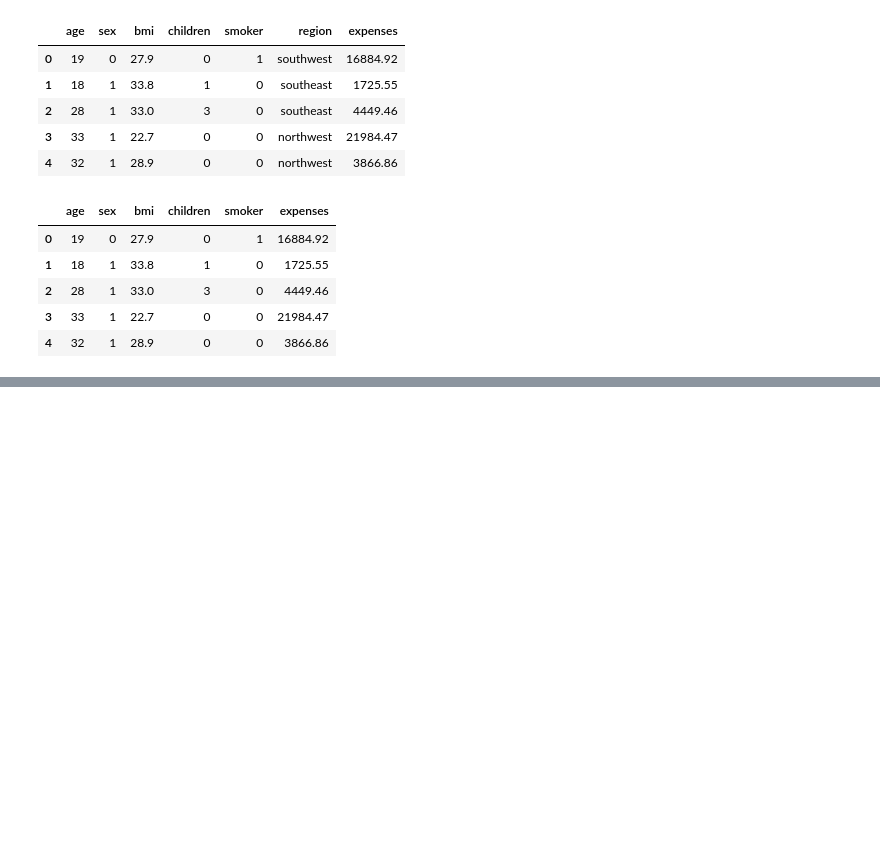
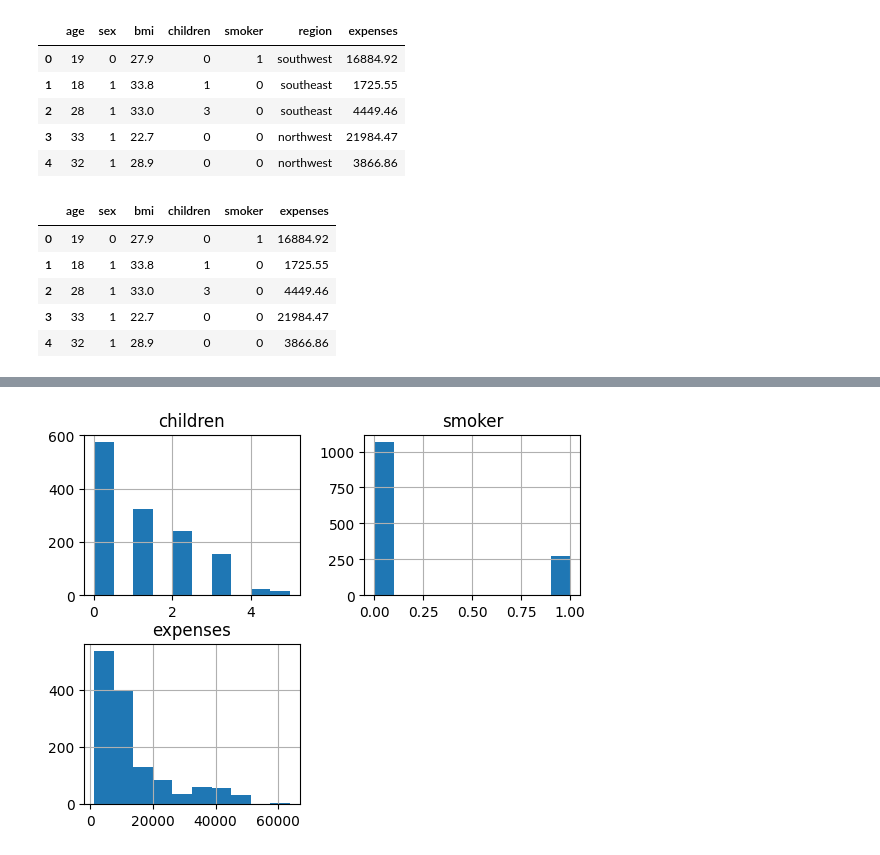
Before and after one commit to niladri60/Computational_Intelligence, a Jupyter notebook: Health_Insurance_Prediction.ipynb, the cells around one changed output, grey strips where cells are left out. Drawn from its saved outputs; the diff is of its cells as text; code cells hidden in the pictures; blank space fills up the shorter version.

```diff
--- a/Health_Insurance_Prediction.ipynb
+++ b/Health_Insurance_Prediction.ipynb
@@ -144,0 +172,5 @@ array([16884.92,  1725.55,  4449.46, ...,  1629.83,  2007.95, 29141.36])
+# %%
+df_select.hist()
+plt.show()
+# %% [output]
+[figure, added]
```
Also changed, not shown: parts of 34 cells of this notebook.
